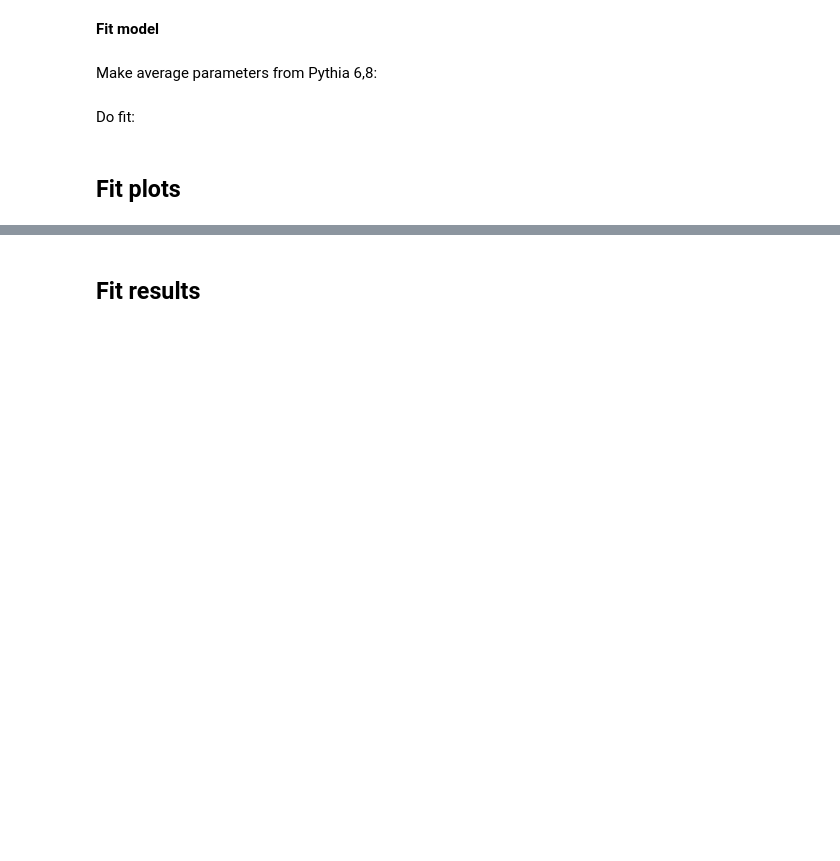
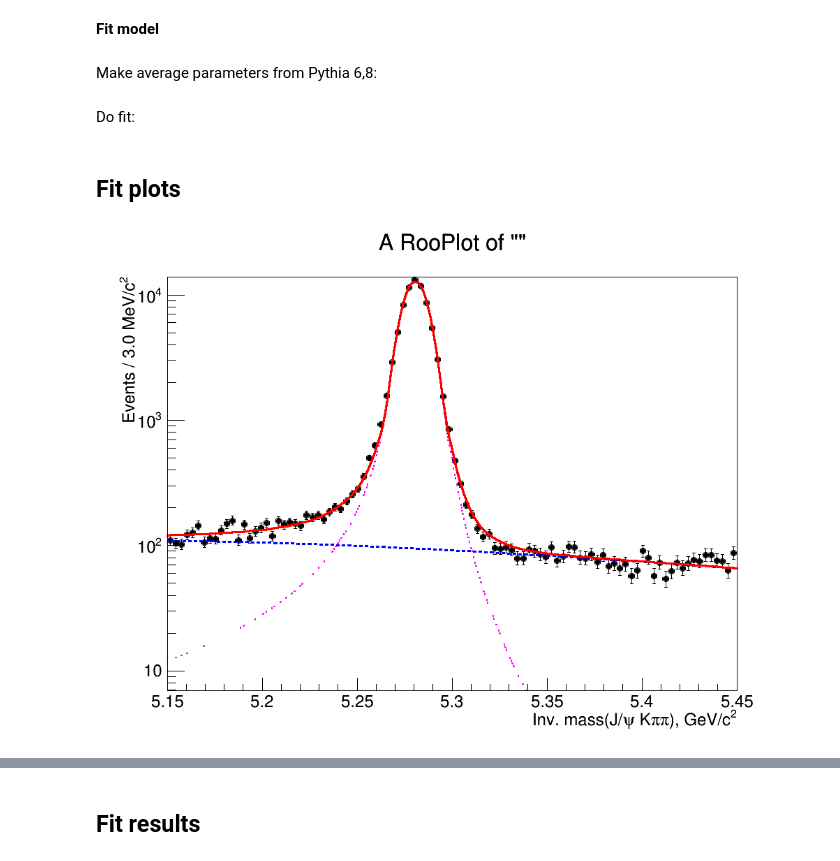
Before and after one commit to sashabaranov/Bu2JpsiKKpi, a Jupyter notebook: Kpipi/fit/fit_rd.ipynb, the cells around one changed output, grey strips where cells are left out. Saved outputs shown, nothing was run; the diff lists cells and outputs as text; code cells hidden in the pictures; blank space fills up the shorter version.

```diff
--- a/Kpipi/fit/fit_rd.ipynb
+++ b/Kpipi/fit/fit_rd.ipynb
@@ -26,9 +24,2 @@ RooFitResult
 # %% [markdown]
 __Variables__
-# %%
-# Bu meson
-m_Bu = ROOT.RooRealVar('m_Bu', 'mass(J/\psi K \pi \pi)', 5.15, 5.45)
-nbin_Bu = 100
-binning_b = (m_Bu.getMax() - m_Bu.getMin()) / nbin_Bu * 1000
-
-selector_variables = [(m_Bu, lambda s: s.DTFm_b )]
@@ -60,13 +53,6 @@ ds_Bu.Print('v')
 __Fit model__
 # %% [markdown]
 Make average parameters from Pythia 6,8:
-# %%
-def avg(*args):
-    return sum([float(_) for _ in args]) / len(args)
-
-def avg_mc(param_name):
-    global ru_p6, ru_p8
-    return avg(ru_p6(param_name)[0], ru_p8(param_name)[0])
 # %%
 s1_Bu = Models.CB2_pdf(
     'Bu1',
@@ -101,25 +87,27 @@ model_Bu.signal.mean.release()
 
 ru, fu = model_Bu.fitTo(ds_Bu, draw=True, nbins=nbin_Bu)
 
-model_Bu.signal.aL.release()
-model_Bu.signal.aR.release()
-ru, fu = model_Bu.fitTo(ds_Bu, draw=True, nbins=nbin_Bu)
+# model_Bu.signal.aL.release()
+# model_Bu.signal.aR.release()
+# ru, fu = model_Bu.fitTo(ds_Bu, draw=True, nbins=nbin_Bu)
 
-model_Bu.signal.nL.release()
-model_Bu.signal.nR.release()
-ru, fu = model_Bu.fitTo(ds_Bu, draw=True, nbins=nbin_Bu)
+# model_Bu.signal.nL.release()
+# model_Bu.signal.nR.release()
+# ru, fu = model_Bu.fitTo(ds_Bu, draw=True, nbins=nbin_Bu)
 # %% [markdown]
 Fit plots
 ---
 # %%
 c1 = rootnotes.random_canvas(size=(1024, 768))
 
-fu.SetXTitle('Inv. mass(J/#psi K#pi#pi), GeV/c^2')
+fu.SetXTitle('Inv. mass(J/#psi K#pi#pi), GeV/c^{2}')
 fu.SetYTitle("Events / %.1f MeV/c^{2}" % binning_b)
 
 fu.Draw()
 c1.SetLogy()
 c1
+# %% [output]
+[figure, added]
 # %%
 c1 = rootnotes.random_canvas(size=(1024, 768))
 
```
Also changed, not shown: parts of 24 cells of this notebook, 14 other files.
